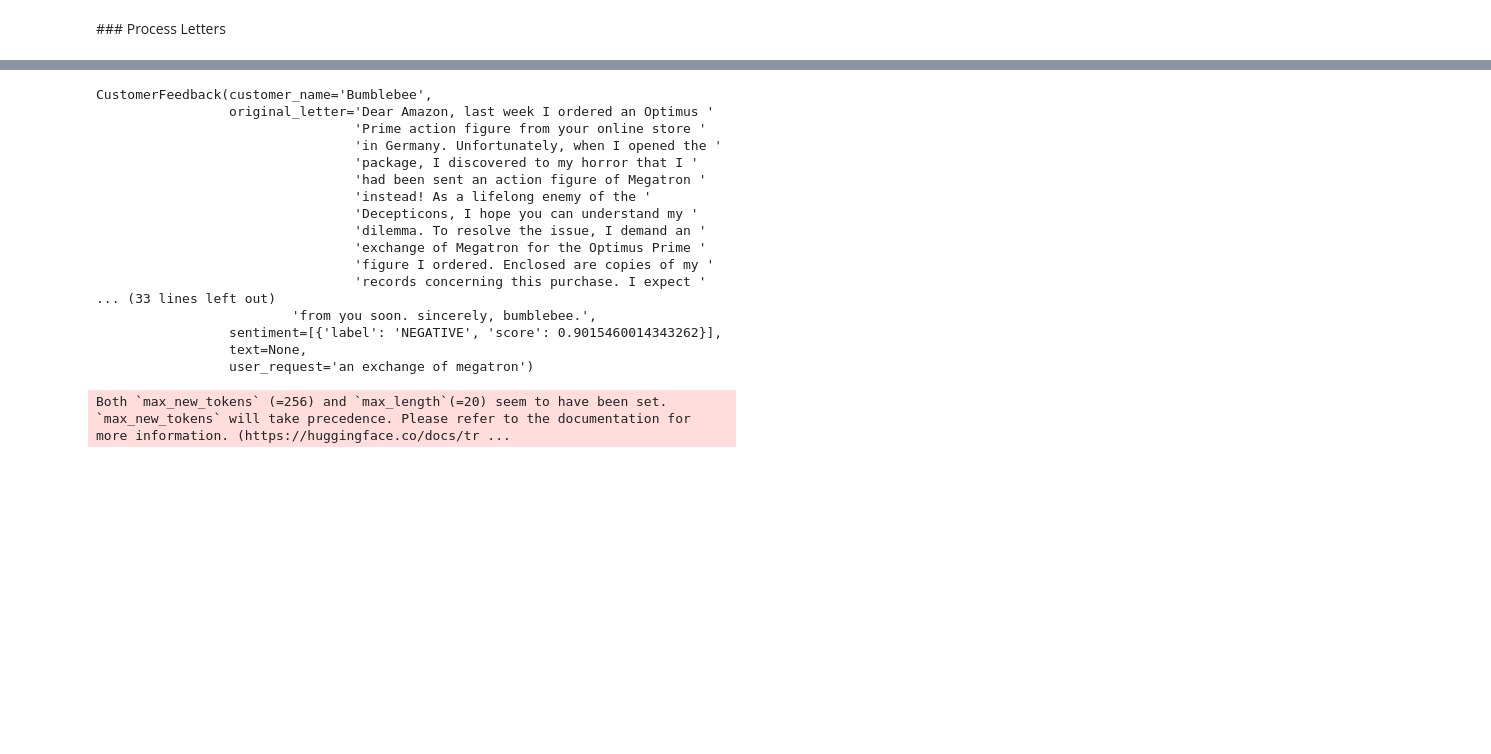
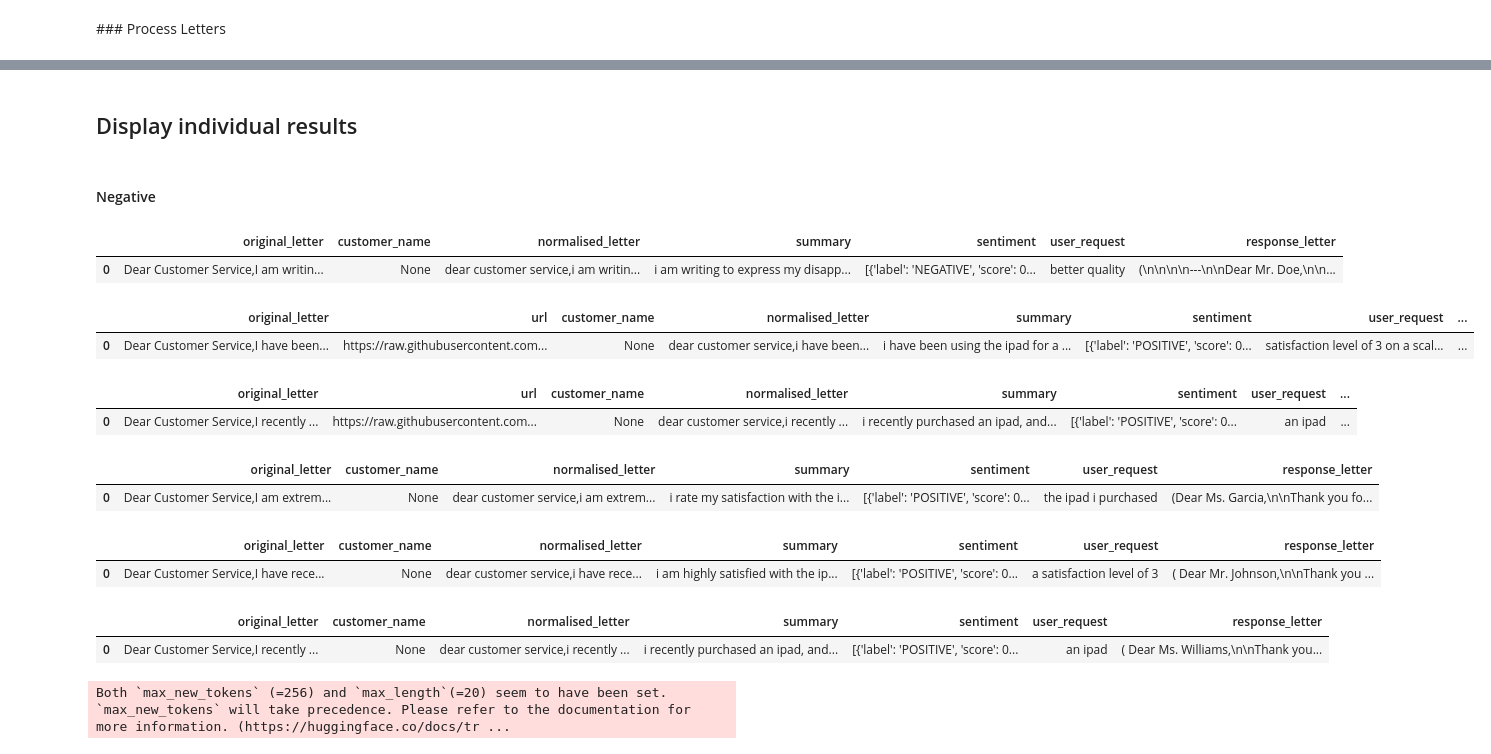
Before and after one commit to qaz73/MN5162, a Jupyter notebook: MN5162_Section1_Assignment_gorourke.ipynb, the cells around one changed output, grey strips where cells are left out. Saved outputs shown, nothing was run; the diff lists cells and outputs as text; code cells hidden in the pictures; blank space fills up the shorter version.

```diff
--- a/MN5162_Section1_Assignment_gorourke.ipynb
+++ b/MN5162_Section1_Assignment_gorourke.ipynb
@@ -324,23 +321,45 @@ Both `max_new_tokens` (=256) and `max_length`(=1000) seem to have been set. `max
-# %%
-from pprint import pprint
-
-for feedback in customer_feedback_records:
-    pprint (feedback)
-# %% [output]
-CustomerFeedback(customer_name='Bumblebee',
-                 original_letter='Dear Amazon, last week I ordered an Optimus '
-                                 'Prime action figure from your online store '
-                                 'in Germany. Unfortunately, when I opened the '
-                                 'package, I discovered to my horror that I '
-                                 'had been sent an action figure of Megatron '
-                                 'instead! As a lifelong enemy of the '
-                                 'Decepticons, I hope you can understand my '
-                                 'dilemma. To resolve the issue, I demand an '
-                                 'exchange of Megatron for the Optimus Prime '
-                                 'figure I ordered. Enclosed are copies of my '
-                                 'records concerning this purchase. I expect '
-... (33 lines left out)
-                         'from you soon. sincerely, bumblebee.',
-                 sentiment=[{'label': 'NEGATIVE', 'score': 0.9015460014343262}],
-                 text=None,
-                 user_request='an exchange of megatron')
+# %% [markdown]
+## Display individual results
+# %%
+def display_processing_results(index, records):
+    cols_to_exclude=[] # ['url']
+
+    rec_as_dict = vars(customer_feedback_records[index])
+
+    df = pd.DataFrame([rec_as_dict])
+    df = df.drop(columns=cols_to_exclude)
+    pd.set_option('display.max_colwidth', 600)
+
+    display(df)
+# %% [markdown]
+#### Negative
+# %%
+display_processing_results(0, customer_feedback_records)
+# %% [output]
+|  | original_letter | customer_name | normalised_letter | summary | sentiment | user_request | response_letter |
+| 0 | Dear Customer Service,I am writin... | None | dear customer service,i am writin... | i am writing to express my disapp... | [{'label': 'NEGATIVE', 'score': 0... | better quality | (\n\n\n\n---\n\nDear Mr. Doe,\n\n... |
+# %%
+display_processing_results(1, customer_feedback_records)
+# %% [output]
+|  | original_letter | url | customer_name | normalised_letter | summary | sentiment | user_request | ... |
+| 0 | Dear Customer Service,I have been... | https://raw.githubusercontent.com... | None | dear customer service,i have been... | i have been using the ipad for a ... | [{'label': 'POSITIVE', 'score': 0... | satisfaction level of 3 on a scal... | ... |
+# %%
+display_processing_results(2, customer_feedback_records)
+# %% [output]
+|  | original_letter | url | customer_name | normalised_letter | summary | sentiment | user_request | ... |
+| 0 | Dear Customer Service,I recently ... | https://raw.githubusercontent.com... | None | dear customer service,i recently ... | i recently purchased an ipad, and... | [{'label': 'POSITIVE', 'score': 0... | an ipad | ... |
+# %%
+display_processing_results(3, customer_feedback_records)
+# %% [output]
+|  | original_letter | customer_name | normalised_letter | summary | sentiment | user_request | response_letter |
+| 0 | Dear Customer Service,I am extrem... | None | dear customer service,i am extrem... | i rate my satisfaction with the i... | [{'label': 'POSITIVE', 'score': 0... | the ipad i purchased | (Dear Ms. Garcia,\n\nThank you fo... |
+# %%
+display_processing_results(4, customer_feedback_records)
+# %% [output]
+|  | original_letter | customer_name | normalised_letter | summary | sentiment | user_request | response_letter |
+| 0 | Dear Customer Service,I have rece... | None | dear customer service,i have rece... | i am highly satisfied with the ip... | [{'label': 'POSITIVE', 'score': 0... | a satisfaction level of 3 | ( Dear Mr. Johnson,\n\nThank you ... |
+# %%
+display_processing_results(5, customer_feedback_records)
+# %% [output]
+|  | original_letter | customer_name | normalised_letter | summary | sentiment | user_request | response_letter |
+| 0 | Dear Customer Service,I recently ... | None | dear customer service,i recently ... | i recently purchased an ipad, and... | [{'label': 'POSITIVE', 'score': 0... | an ipad | ( Dear Ms. Williams,\n\nThank you... |
```
Also changed, not shown: parts of 18 cells of this notebook.
